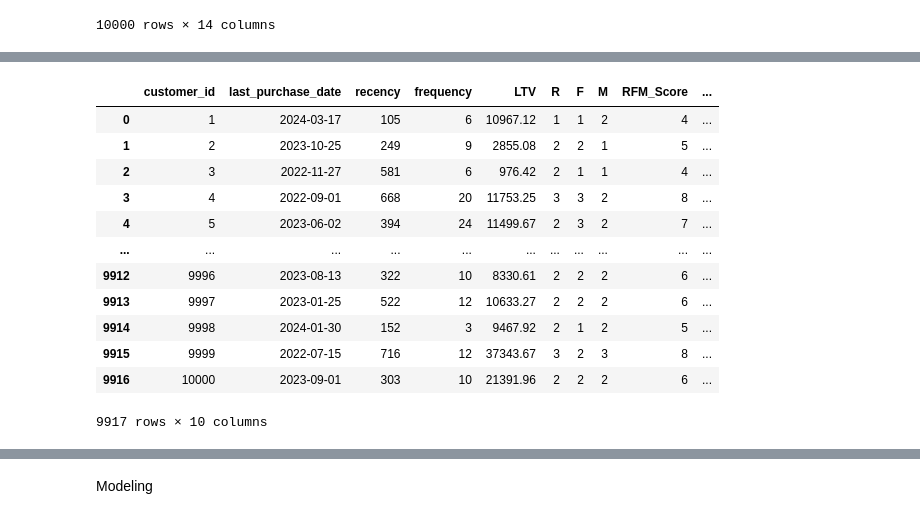
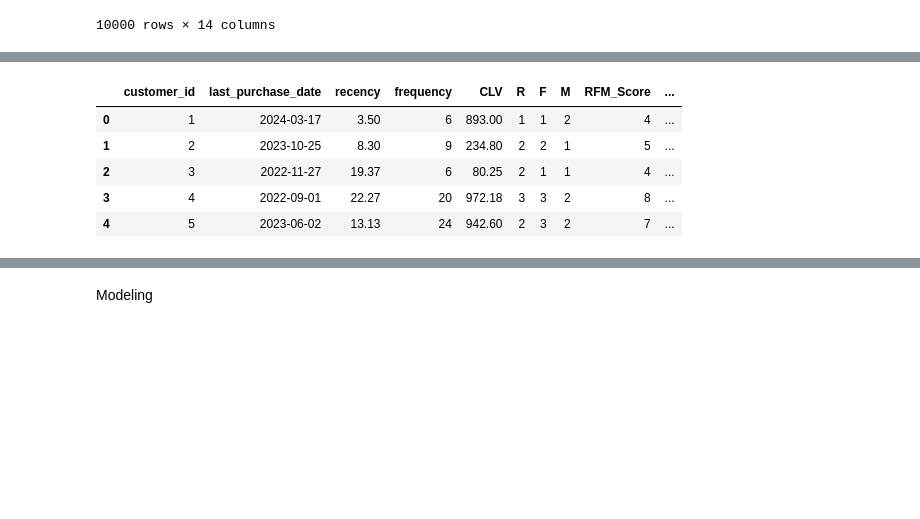
Before and after one commit to qmdismnp/Schulich_DS_MBAN, a Jupyter notebook: v3_assignment2.ipynb, the cells around one changed output, grey strips where cells are left out. Cells and saved outputs as stored; diff of their text form; code cells hidden in the pictures; blank space fills up the shorter version.

```diff
--- a/v3_assignment2.ipynb
+++ b/v3_assignment2.ipynb
@@ -414,7 +402,7 @@ df1.describe()
 # %%
 #Customer Lifetime Value = (transaction sum / Customer Lifespan)
 #creating lifetime value per year per customer
-df1['customer_lifetime_value'] = (df1['transaction_amount']/df1['customer_lifespan']).round(2)
+df1['CLV'] = (df1['transaction_amount']/df1['customer_lifespan']).round(2)
 # %% [output]
 A value is trying to be set on a copy of a slice from a DataFrame.
 Try using .loc[row_indexer,col_indexer] = value instead
@@ -449,7 +421,7 @@ transactions['transaction_date'] = pd.to_datetime(transactions['transaction_date
 snapshot_date = pd.Timestamp('2024-06-30 00:00:00')
 
 # Recency: Days since last transaction
-rfm_recency = customer['last_purchase_date'].reset_index()
-rfm_recency['recency'] = (snapshot_date - rfm_recency['last_purchase_date']).dt.days
+rfm_recency = df1[['customer_id','last_purchase_date']]
+rfm_recency['recency'] = ((snapshot_date - rfm_recency['last_purchase_date']).dt.days/30).round(2)
 rfm_recency
 # %% [output]
@@ -469,4 +446,5 @@ rfm_recency
 # %%
 # Frequency: Number of transactions
-rfm_frequency = transactions.groupby('customer_id')['transaction_id'].count().reset_index()
+rfm_frequency = df1[['customer_id','transaction_id']]
 rfm_frequency.columns = ['customer_id', 'frequency']
+rfm_frequency
@@ -473,7 +465,7 @@ rfm_frequency.columns = ['customer_id', 'frequency']
 # %%
 # Monetary: Total amount spent
-rfm_monetary = df1[['customer_id','customer_lifetime_value']]
-rfm_monetary.columns = ['customer_id', 'LTV']
+rfm_monetary = df1[['customer_id','CLV']]
+rfm_monetary.columns = ['customer_id', 'CLV']
 # %%
 # Merge RFM metrics into a single DataFrame
 rfm = rfm_recency.merge(rfm_frequency, on='customer_id').merge(rfm_monetary, on='customer_id')
@@ -489,46 +481,39 @@ rfm.head()
 # %%
 # Define quantile thresholds for Recency, Frequency, and Monetary
-quantiles = rfm[['recency', 'frequency', 'LTV']].quantile([0.25, 0.75]).to_dict()
+quantiles = rfm[['recency', 'frequency', 'CLV']].quantile([0.25, 0.75]).to_dict()
 
 # Define a function to assign scores based on quantiles
 def rfm_score(x,a,b):
     if x <= a[b][0.25]:
         return 1
     elif x <= a[b][0.75]:
         return 2
     else:
         return 3
 
 # Calculate R, F, M scores
 rfm['R'] = rfm['recency'].apply(rfm_score, args=(quantiles, 'recency'))
 rfm['F'] = rfm['frequency'].apply(rfm_score, args=(quantiles, 'frequency'))
-rfm['M'] = rfm['LTV'].apply(rfm_score, args=(quantiles, 'LTV'))
+rfm['M'] = rfm['CLV'].apply(rfm_score, args=(quantiles, 'CLV'))
 
 # Calculate RFM score
 rfm['RFM_Score'] = rfm['R'] + rfm['F'] + rfm['M']
 
 # Classify customers into High, Medium, Low value categories
 def classify_customer(rfm_score):
     if rfm_score > 5:
         return 'High'
     else:
         return 'Low'
 
-rfm['Customer_Value_Level'] = rfm['RFM_Score'].apply(classify_customer)
+rfm['CLV_level'] = rfm['RFM_Score'].apply(classify_customer)
 
 
-rfm
+rfm.head()
 # %% [output]
-|  | customer_id | last_purchase_date | recency | frequency | LTV | R | F | M | RFM_Score | ... |
-| 0 | 1 | 2024-03-17 | 105 | 6 | 10967.12 | 1 | 1 | 2 | 4 | ... |
-| 1 | 2 | 2023-10-25 | 249 | 9 | 2855.08 | 2 | 2 | 1 | 5 | ... |
-| 2 | 3 | 2022-11-27 | 581 | 6 | 976.42 | 2 | 1 | 1 | 4 | ... |
-| 3 | 4 | 2022-09-01 | 668 | 20 | 11753.25 | 3 | 3 | 2 | 8 | ... |
-| 4 | 5 | 2023-06-02 | 394 | 24 | 11499.67 | 2 | 3 | 2 | 7 | ... |
-| ... | ... | ... | ... | ... | ... | ... | ... | ... | ... | ... |
-| 9912 | 9996 | 2023-08-13 | 322 | 10 | 8330.61 | 2 | 2 | 2 | 6 | ... |
-| 9913 | 9997 | 2023-01-25 | 522 | 12 | 10633.27 | 2 | 2 | 2 | 6 | ... |
-| 9914 | 9998 | 2024-01-30 | 152 | 3 | 9467.92 | 2 | 1 | 2 | 5 | ... |
-| 9915 | 9999 | 2022-07-15 | 716 | 12 | 37343.67 | 3 | 2 | 3 | 8 | ... |
-| 9916 | 10000 | 2023-09-01 | 303 | 10 | 21391.96 | 2 | 2 | 2 | 6 | ... |
+|  | customer_id | last_purchase_date | recency | frequency | CLV | R | F | M | RFM_Score | ... |
+| 0 | 1 | 2024-03-17 | 3.50 | 6 | 893.00 | 1 | 1 | 2 | 4 | ... |
+| 1 | 2 | 2023-10-25 | 8.30 | 9 | 234.80 | 2 | 2 | 1 | 5 | ... |
+| 2 | 3 | 2022-11-27 | 19.37 | 6 | 80.25 | 2 | 1 | 1 | 4 | ... |
+| 3 | 4 | 2022-09-01 | 22.27 | 20 | 972.18 | 3 | 3 | 2 | 8 | ... |
+| 4 | 5 | 2023-06-02 | 13.13 | 24 | 942.60 | 2 | 3 | 2 | 7 | ... |
-9917 rows × 10 columns
```
Also changed, not shown: parts of 47 cells of this notebook, 1 other file.
